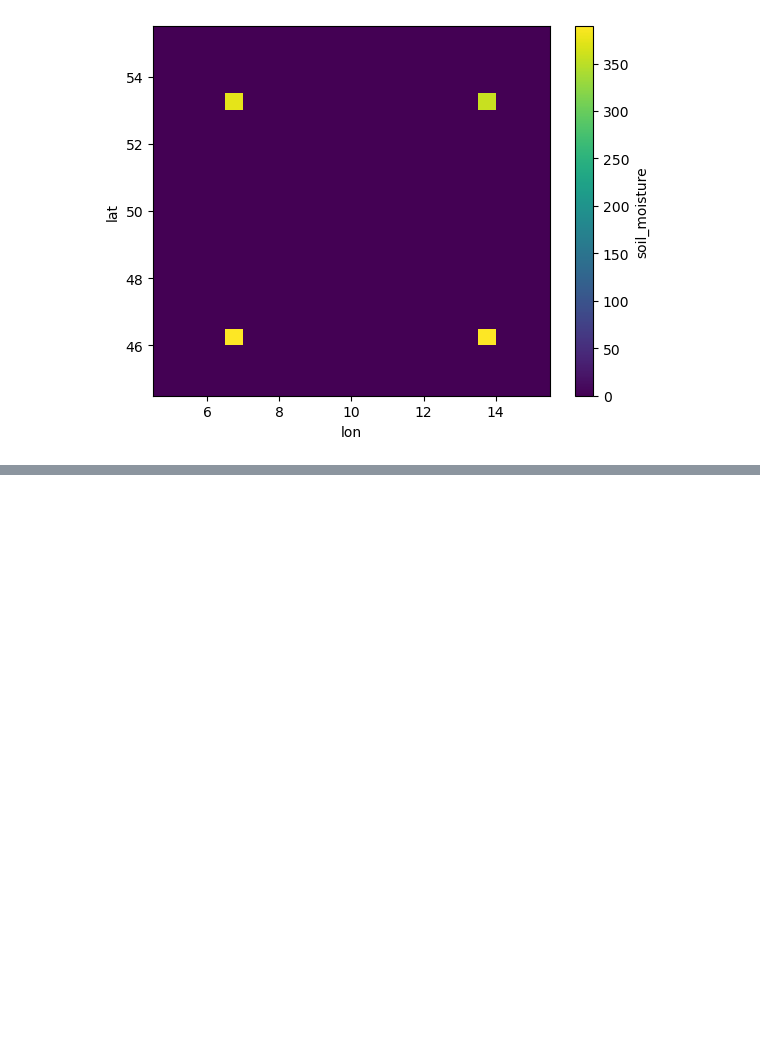
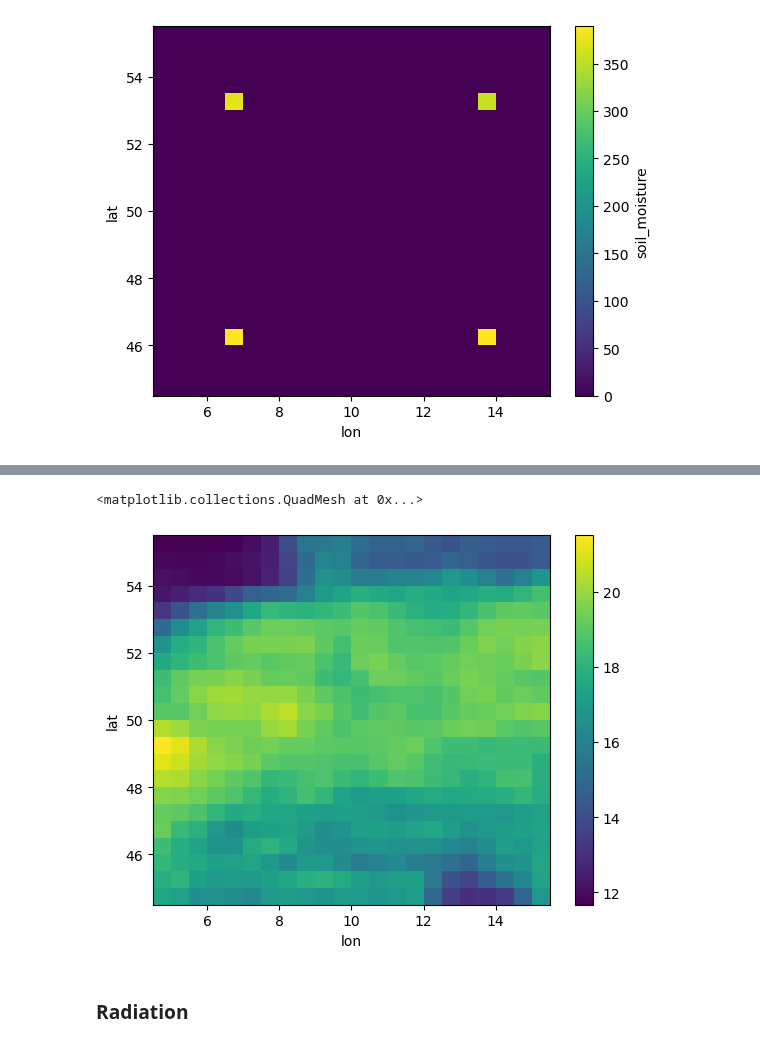
Before and after one commit to JohannaTrost/MSC24-WBM, a Jupyter notebook: monthly.ipynb, the cells around one changed output, grey strips where cells are left out. Cells and saved outputs as stored; diff of their text form; code cells hidden in the pictures; blank space fills up the shorter version.

```diff
--- a/monthly.ipynb
+++ b/monthly.ipynb
@@ -154,0 +218,7 @@ plt.show()
+# %%
+detrended_temperature_data.max(dim='time').plot()
+# %% [output]
+<matplotlib.collections.QuadMesh at 0x...>
+[figure, added]
+# %% [markdown]
+### Radiation
```
Also changed, not shown: parts of 14 cells of this notebook, 1 other file.
